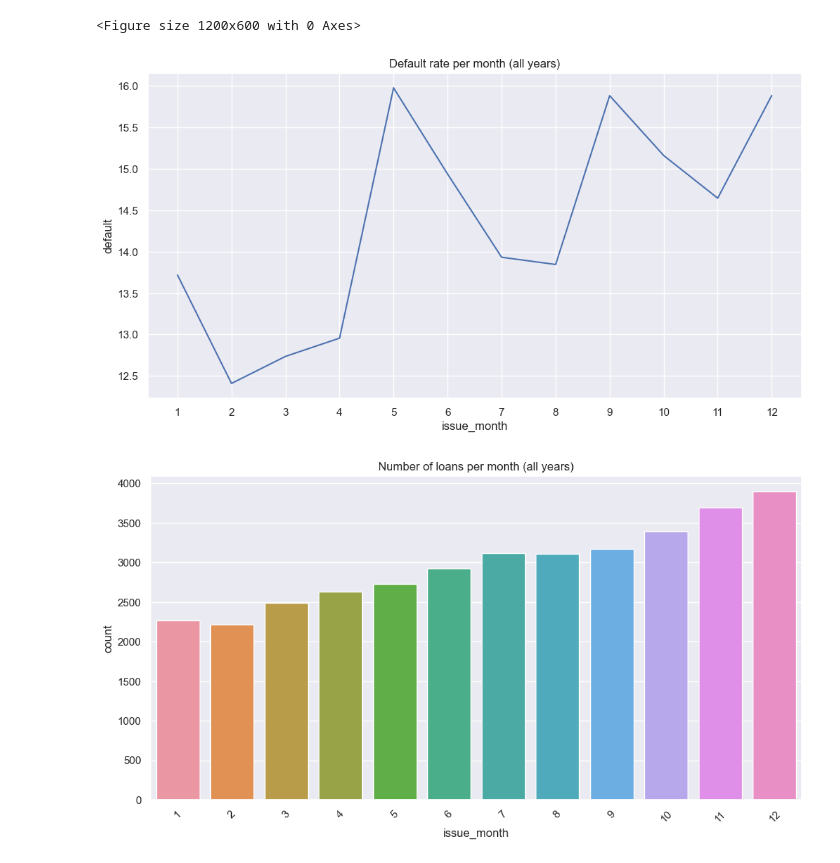
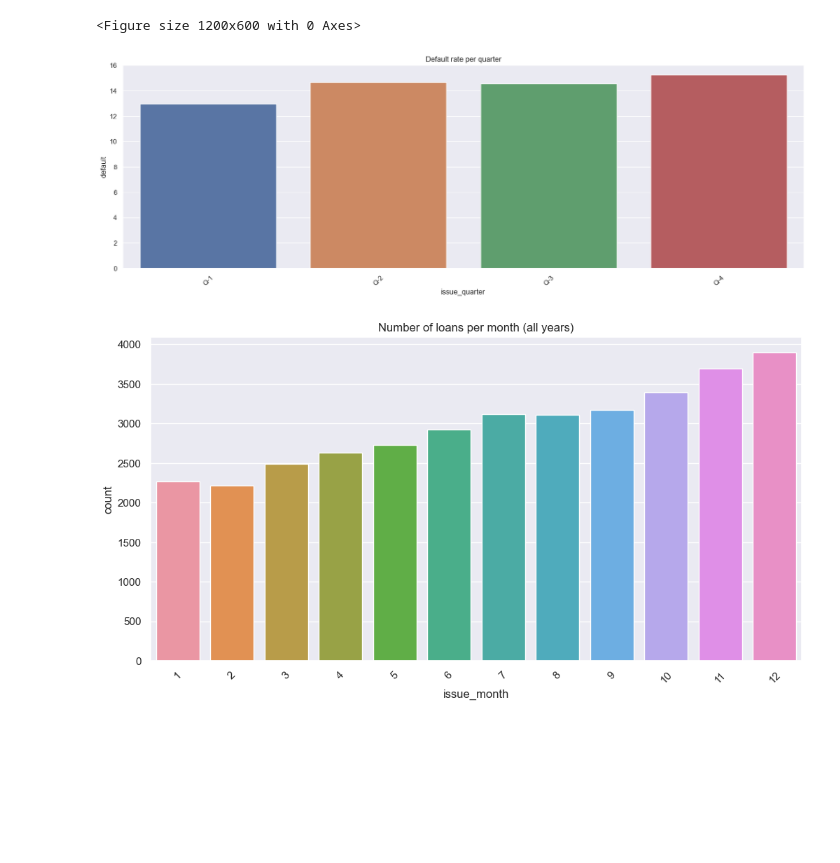
Before and after one commit to ChaitanyaVootla/LoanCaseStudy, a Jupyter notebook: Loan.ipynb, the cells around one changed output. Cells and saved outputs as stored; diff of their text form; code cells hidden in the pictures; blank space fills up the shorter version.

```diff
--- a/Loan.ipynb
+++ b/Loan.ipynb
@@ -100,6 +104,7 @@ loans['term_num'] = loans['term'].apply(lambda x: int(x.split()[0]))
 loans['issue_d'] = pd.to_datetime(loans['issue_d'], format='%b-%y')
 loans['issue_month'] = loans['issue_d'].dt.month
 loans['issue_year'] = loans['issue_d'].dt.year
+loans['issue_quarter'] = loans['issue_d'].dt.to_period('Q').astype(str).str.replace('Q', 'Q-').str[4:]
 
 # convert loan grade to numeric
 loans['grade_num'] = loans['grade'].map({'A': 1, 'B': 2, 'C': 3, 'D': 4, 'E': 5, 'F': 6, 'G': 7})
@@ -147,13 +144,0 @@ Average default rate:  14.5 %
-# %%
-# avg loss percentage for defaulted loans
-print("Average loss percentage for defaulted loans: ", (loans['loss_percentage'].mean()).round(2), '%')
-
-# total funded loan amount
-total_funded_amount = loans['funded_amnt'].sum()
-print("Total funded loan amount: ", f"{total_funded_amount.round(0):,}", "$")
-
-# total recovered amount
-total_recovered_amount = loans['total_pymnt'].sum()
-print("Total recovered amount: ", f"{total_recovered_amount.round(0):,}", "$")
-
-loans['profit'] = loans['total_pymnt'] - loans['funded_amnt']
@@ -222,15 +345,15 @@ plt.show()
 [figure]
 <Figure size 1200x600 with 0 Axes>
 # %%
-# draw line chart of defaulted loans percentage per month
-plt.figure(figsize=(12, 6))
-df = loans.groupby(['issue_month']).agg({'default': 'mean'}).reset_index()
-sns.lineplot(x='issue_month', y='default', data=df)
-plt.xticks(df['issue_month'])
-plt.title('Default rate per month (all years)')
+# draw line chart of defaulted loans percentage per quarter
+plt.figure(figsize=(20, 6))
+df = loans.groupby(['issue_quarter']).agg({'default': 'mean'}).reset_index()
+sns.barplot(x='issue_quarter', y='default', data=df)
+plt.xticks(rotation=45)
+plt.title('Default rate per quarter')
 plt.show()
 # %% [output]
-[figure, old version]
+[figure, new version]
 # %%
 # plot number of loans per month
 plt.figure(figsize=(12, 6))
```
Also changed, not shown: parts of 39 cells of this notebook, 1 other file.
